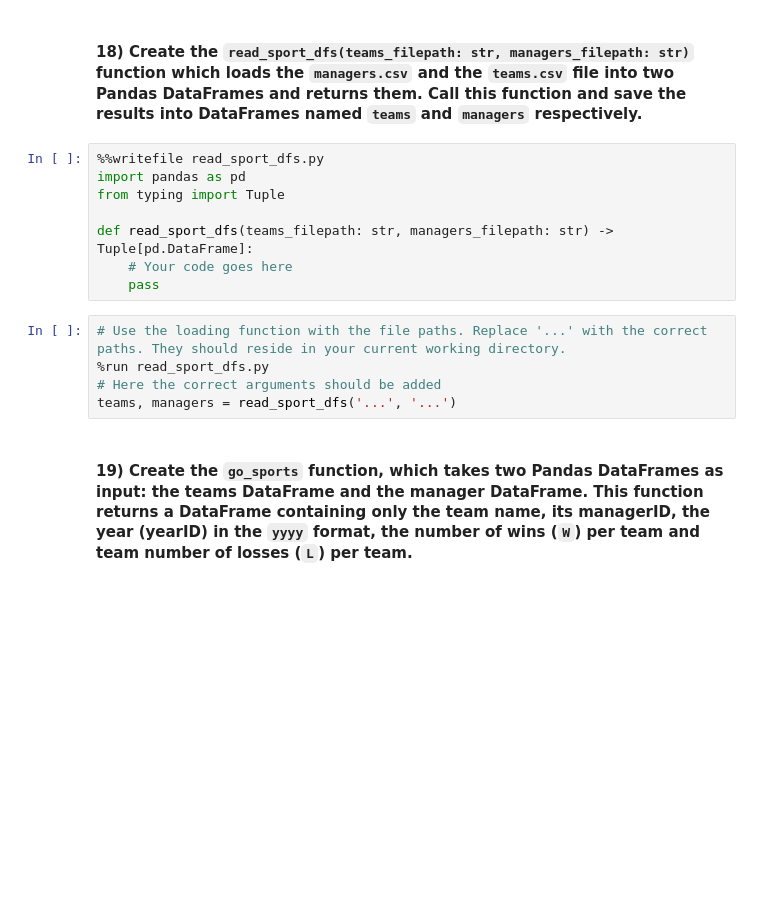
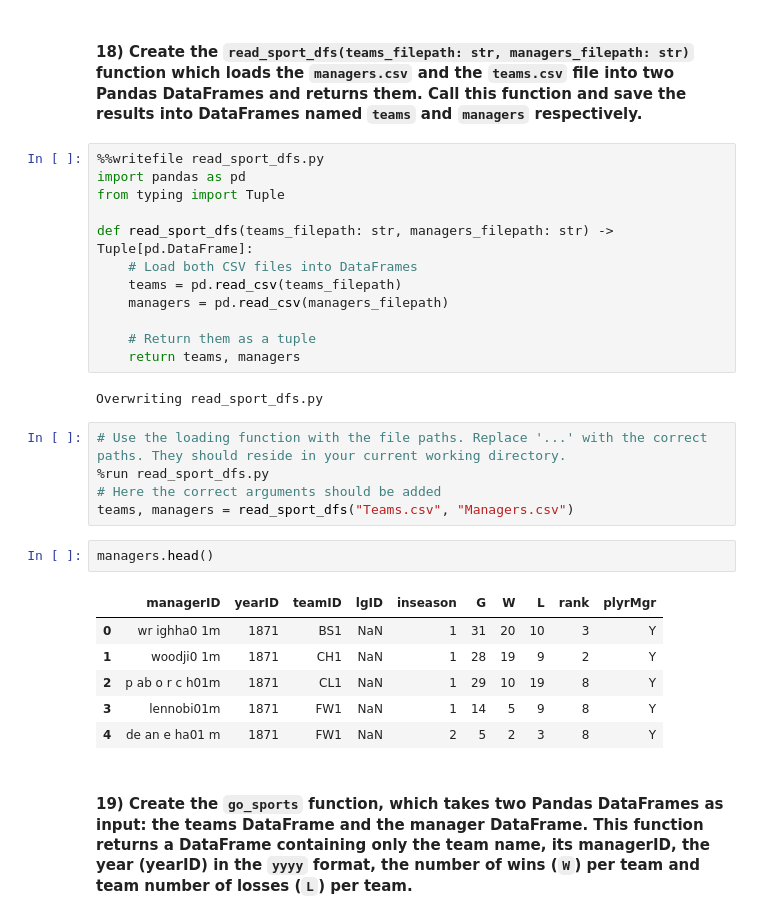
Before and after one commit to joaopavila120/pds---as2, a Jupyter notebook: assignment.ipynb, the cells around one changed output. Drawn from its saved outputs; the diff is of its cells as text; blank space fills up the shorter version.

````diff
--- a/assignment.ipynb
+++ b/assignment.ipynb
@@ -552,13 +585,28 @@ import pandas as pd
 from typing import Tuple
 
 def read_sport_dfs(teams_filepath: str, managers_filepath: str) -> Tuple[pd.DataFrame]:
-    # Your code goes here
-    pass
+    # Load both CSV files into DataFrames
+    teams = pd.read_csv(teams_filepath)
+    managers = pd.read_csv(managers_filepath)
+
+    # Return them as a tuple
+    return teams, managers
+# %% [output]
+Overwriting read_sport_dfs.py
 # %%
 # Use the loading function with the file paths. Replace '...' with the correct paths. They should reside in your current working directory.
 %run read_sport_dfs.py
 # Here the correct arguments should be added
-teams, managers = read_sport_dfs('...', '...')
+teams, managers = read_sport_dfs("Teams.csv", "Managers.csv")
+# %%
+managers.head()
+# %% [output]
+|  | managerID | yearID | teamID | lgID | inseason | G | W | L | rank | plyrMgr |
+| 0 | wr ighha0 1m | 1871 | BS1 | NaN | 1 | 31 | 20 | 10 | 3 | Y |
+| 1 | woodji0 1m | 1871 | CH1 | NaN | 1 | 28 | 19 | 9 | 2 | Y |
+| 2 | p ab o r c h01m | 1871 | CL1 | NaN | 1 | 29 | 10 | 19 | 8 | Y |
+| 3 | lennobi01m | 1871 | FW1 | NaN | 1 | 14 | 5 | 9 | 8 | Y |
+| 4 | de an e ha01 m | 1871 | FW1 | NaN | 2 | 5 | 2 | 3 | 8 | Y |
 # %% [markdown]
 #### 19) Create the **`go_sports`** function, which takes two Pandas DataFrames as input: the teams DataFrame and the manager DataFrame. This function **returns a DataFrame containing only the team name, its managerID, the year (yearID) in the ```yyyy``` format, the number of wins (`W`) per team and team number of losses (`L`) per team.**
 # %%
````
Also changed, not shown: parts of 17 cells of this notebook, 16 other files.
